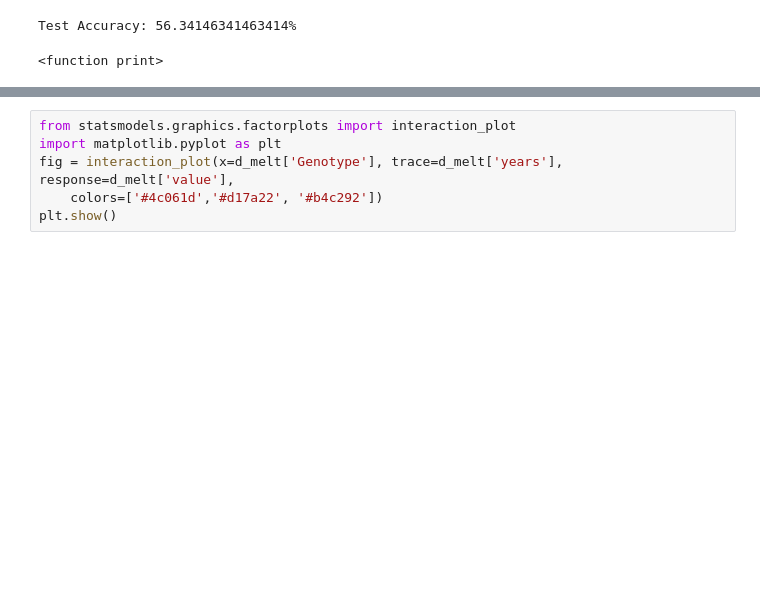
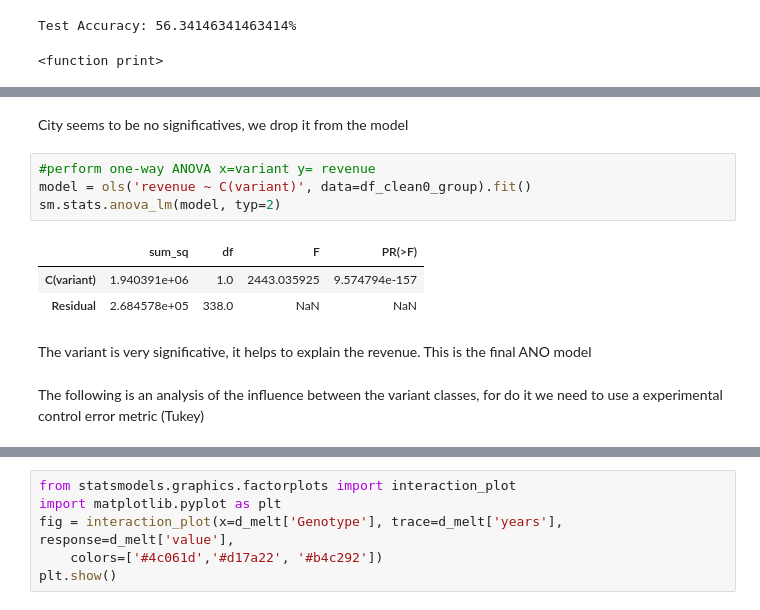
Before and after one commit to javimonjas/SpotaHome, a Jupyter notebook: ANOVA_Analysis.ipynb, the cells around one changed output, grey strips where cells are left out. Saved outputs shown, nothing was run; the diff lists cells and outputs as text; blank space fills up the shorter version.

```diff
--- a/ANOVA_Analysis.ipynb
+++ b/ANOVA_Analysis.ipynb
@@ -374,3 +438,17 @@ sm.stats.anova_lm(model, typ=2)
+# %% [markdown]
+City seems to be no significatives, we drop it from the model
+# %%
+#perform one-way ANOVA x=variant y= revenue
+model = ols('revenue ~ C(variant)', data=df_clean0_group).fit()
+sm.stats.anova_lm(model, typ=2)
+# %% [output]
+|  | sum_sq | df | F | PR(>F) |
+| C(variant) | 1.940391e+06 | 1.0 | 2443.035925 | 9.574794e-157 |
+| Residual | 2.684578e+05 | 338.0 | NaN | NaN |
+# %% [markdown]
+The variant is very significative, it helps to explain the revenue. This is the final ANO model
+# %% [markdown]
+The following is an analysis of the influence between the variant classes, for do it we need to use a experimental control error metric (Tukey)
 # %%
 # we will use bioinfokit (v1.0.3 or later) for performing tukey HSD test
 # check documentation here https://github.com/reneshbedre/bioinfokit
```
Also changed, not shown: parts of 46 cells of this notebook.
